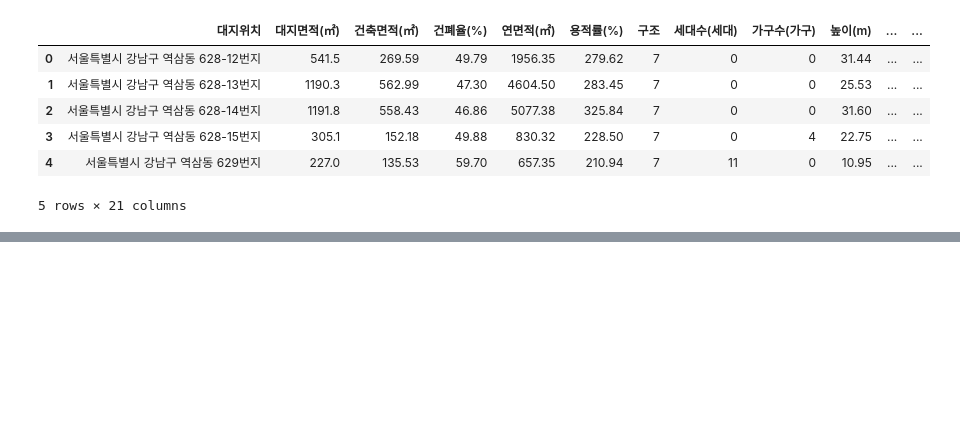
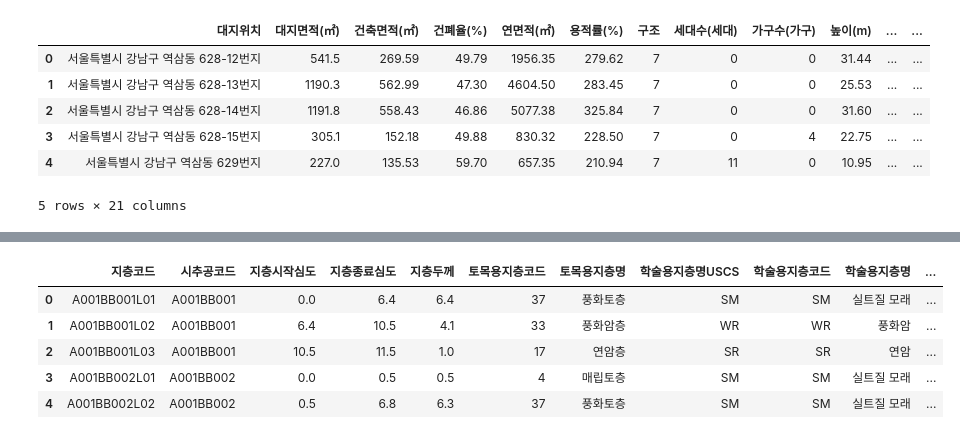
Before and after one commit to joonaeng/SA_AI_SEMI_PROJECT, a Jupyter notebook: Old_Structure_Seoul.ipynb, the cells around one changed output, grey strips where cells are left out. Cells and saved outputs as stored; diff of their text form; code cells hidden in the pictures; blank space fills up the shorter version.

```diff
--- a/Old_Structure_Seoul.ipynb
+++ b/Old_Structure_Seoul.ipynb
@@ -205,0 +248,10 @@ dfcp.head()
+# %%
+GB = pd.read_csv("dataset/Ground_Bed_UTF8.csv", on_bad_lines='skip')
+GB.head()
+# %% [output]
+|  | 지층코드 | 시추공코드 | 지층시작심도 | 지층종료심도 | 지층두께 | 토목용지층코드 | 토목용지층명 | 학술용지층명USCS | 학술용지층코드 | 학술용지층명 | ... |
+| 0 | A001BB001L01 | A001BB001 | 0.0 | 6.4 | 6.4 | 37 | 풍화토층 | SM | SM | 실트질 모래 | ... |
+| 1 | A001BB001L02 | A001BB001 | 6.4 | 10.5 | 4.1 | 33 | 풍화암층 | WR | WR | 풍화암 | ... |
+| 2 | A001BB001L03 | A001BB001 | 10.5 | 11.5 | 1.0 | 17 | 연암층 | SR | SR | 연암 | ... |
+| 3 | A001BB002L01 | A001BB002 | 0.0 | 0.5 | 0.5 | 4 | 매립토층 | SM | SM | 실트질 모래 | ... |
+| 4 | A001BB002L02 | A001BB002 | 0.5 | 6.8 | 6.3 | 37 | 풍화토층 | SM | SM | 실트질 모래 | ... |
```
Also changed, not shown: parts of 9 cells of this notebook, 2 other files.
